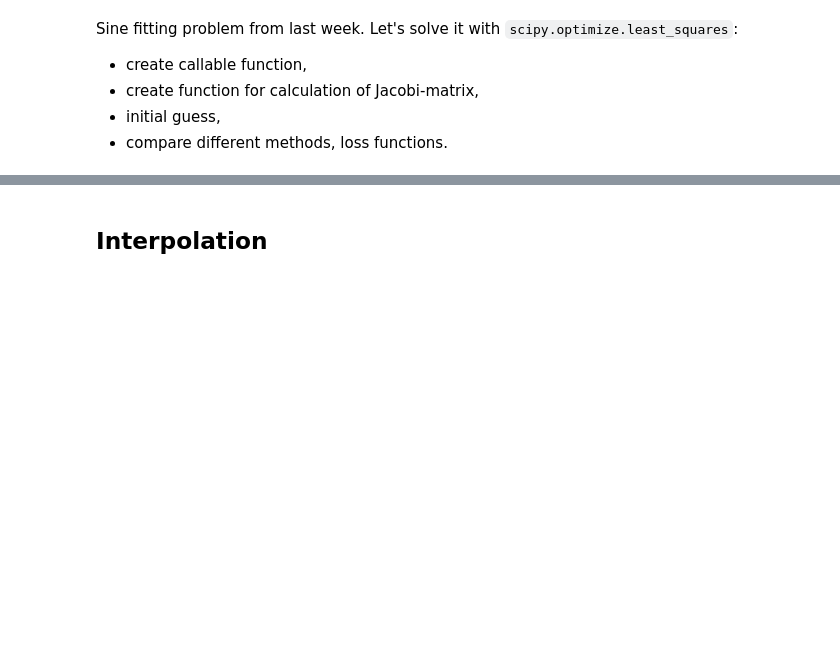
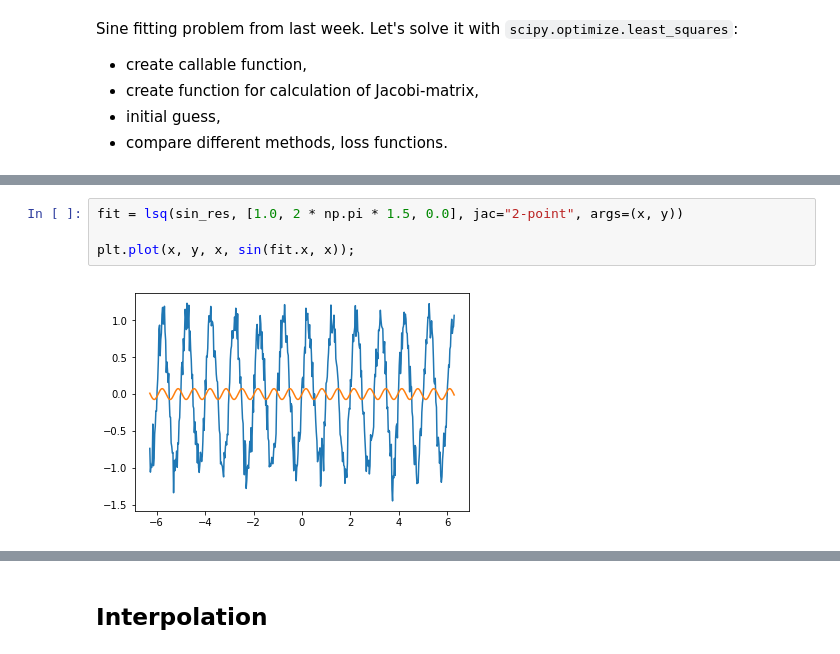
Before and after one commit to bozso/python_course, a Jupyter notebook: notebooks/scipy.ipynb, the cells around one changed output, grey strips where cells are left out. Drawn from its saved outputs; the diff is of its cells as text; blank space fills up the shorter version.

```diff
--- a/notebooks/scipy.ipynb
+++ b/notebooks/scipy.ipynb
@@ -85,0 +292,6 @@ res = lsq(sin_fun, [0.0, 0.0, 1.0], jac=jac, )
+# %%
+fit = lsq(sin_res, [1.0, 2 * np.pi * 1.5, 0.0], jac="2-point", args=(x, y))
+
+plt.plot(x, y, x, sin(fit.x, x));
+# %% [output]
+[figure, added]
```
Also changed, not shown: parts of 43 cells of this notebook, 1 other file.
